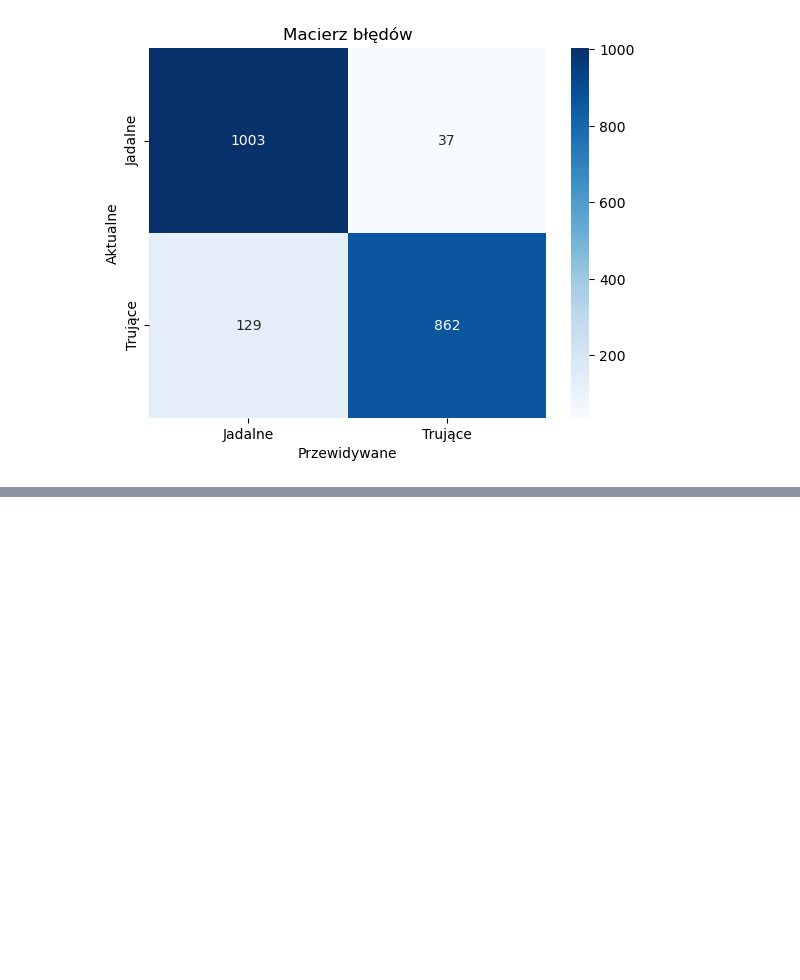
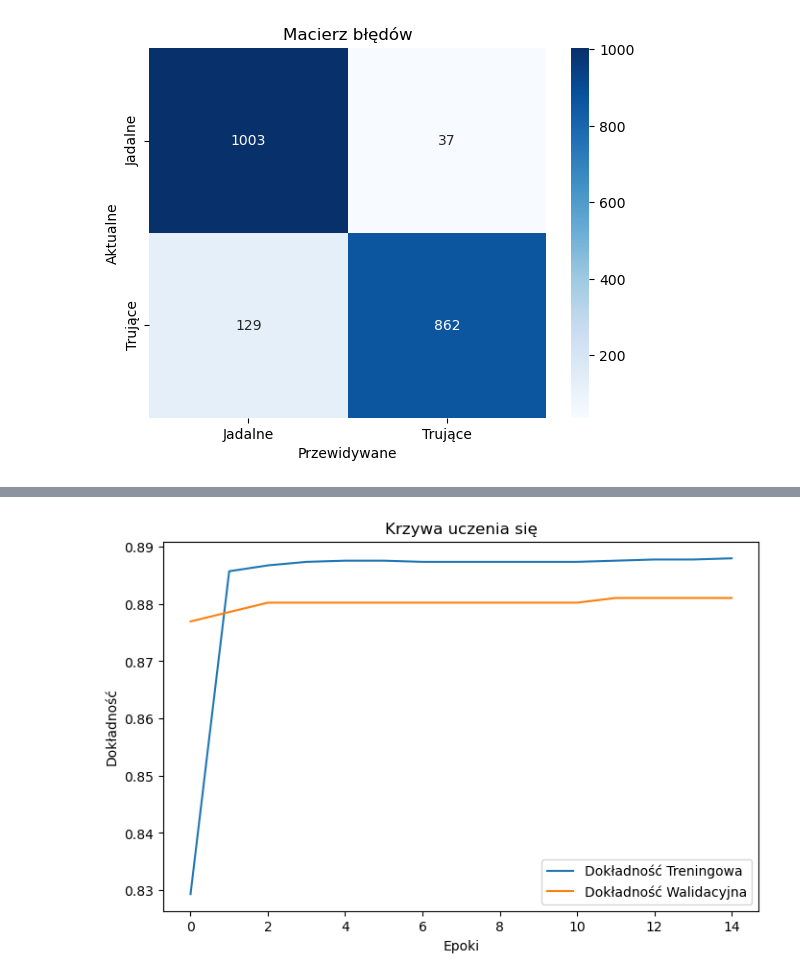
Before and after one commit to nwielocha/mushroom-classification, a Jupyter notebook: Mushroom Classification.ipynb, the cells around one changed output, grey strips where cells are left out. Drawn from its saved outputs; the diff is of its cells as text; code cells hidden in the pictures; blank space fills up the shorter version.

```diff
--- a/Mushroom Classification.ipynb
+++ b/Mushroom Classification.ipynb
@@ -425,0 +431,12 @@ You must install pydot (`pip install pydot`) and install graphviz (see instructi
+# %%
+# Inna topologia i konfiguracja
+model_topology_2 = [128]  # Jedna warstwa ukryta z 128 neuronami
+neurons_per_layer_2 = 128
+optimizer_2 = tf.keras.optimizers.SGD  # Inny optymalizator
+learning_rate_2 = 0.01
+batch_size_2 = 32
+epochs_2 = 15
+
+# Tworzenie i trenowanie nowego modelu
+nn_model_2 = create_neural_network(input_dim, output_dim, len(model_topology_2), neurons_per_layer_2)
+trained_model_2, history_2 = train_neural_network(nn_model_2, X_train, y_train, optimizer_2, learning_rate_2, batch_size_2, epochs_2)
@@ -425,0 +469,11 @@ You must install pydot (`pip install pydot`) and install graphviz (see instructi
+# %%
+plt.figure(figsize=(8, 5))
+plt.plot(history_2.history['accuracy'], label='Dokładność Treningowa')
+plt.plot(history_2.history['val_accuracy'], label='Dokładność Walidacyjna')
+plt.xlabel('Epoki')
+plt.ylabel('Dokładność')
+plt.title('Krzywa uczenia się')
+plt.legend()
+plt.show()
+# %% [output]
+[figure, added]
```
Also changed, not shown: parts of 52 cells of this notebook, 2 other files.
